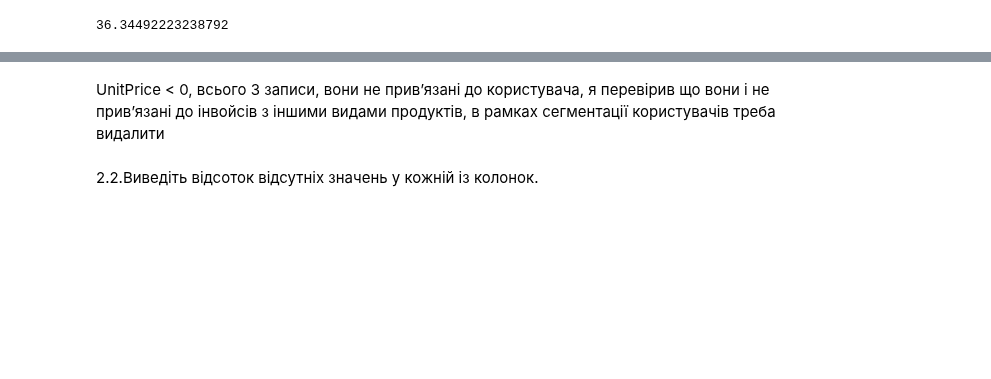
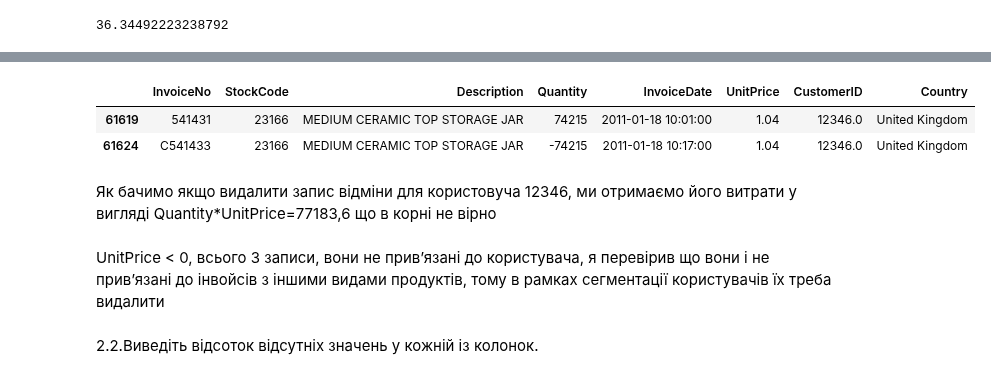
Before and after one commit to dmytrovelychko/rd_ds_python, a Jupyter notebook: hw_6.ipynb, the cells around one changed output, grey strips where cells are left out. Cells and saved outputs as stored; diff of their text form; code cells hidden in the pictures; blank space fills up the shorter version.

```diff
--- a/hw_6.ipynb
+++ b/hw_6.ipynb
@@ -159,2 +194,10 @@ customers_with_cancelletions
+# %%
+df[df["CustomerID"] == 12346]
+# %% [output]
+|  | InvoiceNo | StockCode | Description | Quantity | InvoiceDate | UnitPrice | CustomerID | Country |
+| 61619 | 541431 | 23166 | MEDIUM CERAMIC TOP STORAGE JAR | 74215 | 2011-01-18 10:01:00 | 1.04 | 12346.0 | United Kingdom |
+| 61624 | C541433 | 23166 | MEDIUM CERAMIC TOP STORAGE JAR | -74215 | 2011-01-18 10:17:00 | 1.04 | 12346.0 | United Kingdom |
+# %% [markdown]
+Як бачимо якщо видалити запис відміни для користовуча 12346, ми отримаємо його витрати у вигляді Quantity*UnitPrice=77183,6 що в корні не вірно
 # %% [markdown]
-UnitPrice < 0, всього 3 записи, вони не привʼязані до користувача, я перевірив що вони і не привʼязані до інвойсів з іншими видами продуктів, в рамках сегментації користувачів треба видалити
+UnitPrice < 0, всього 3 записи, вони не привʼязані до користувача, я перевірив що вони і не привʼязані до інвойсів з іншими видами продуктів, тому в рамках сегментації користувачів їх треба видалити
```
Also changed, not shown: parts of 31 cells of this notebook.
